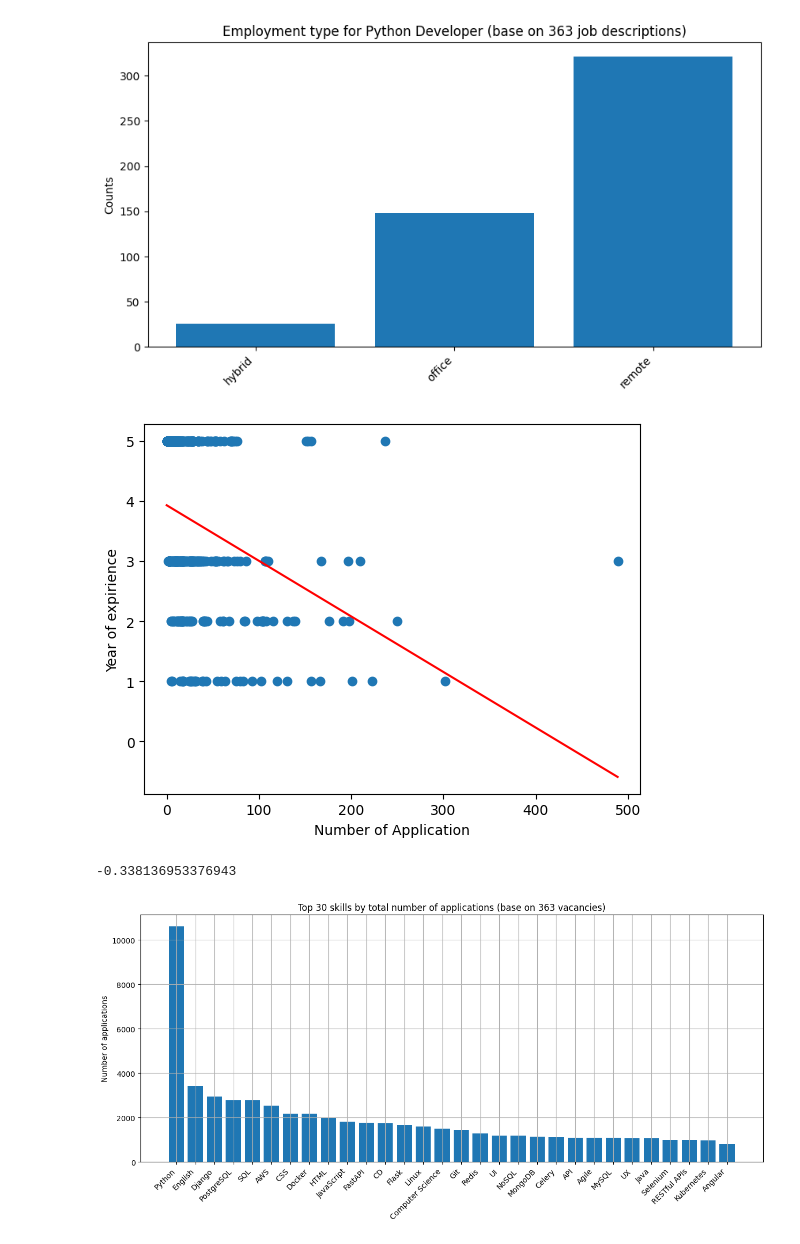
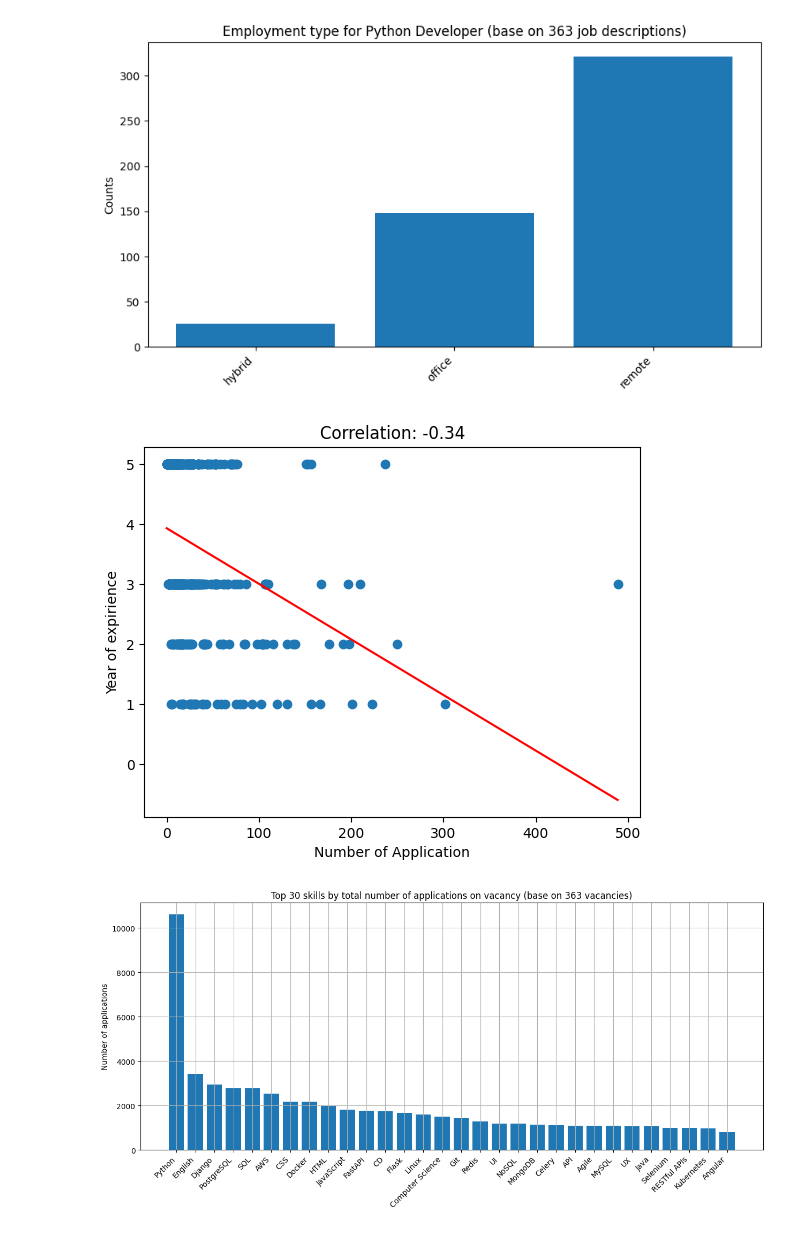
Before and after one commit to danieladdisonorg/Jobsite-Scraper-and-Analyzer, a Jupyter notebook: analyzing/analyze_djinni.ipynb, the cells around one changed output. Cells and saved outputs as stored; diff of their text form; code cells hidden in the pictures.

```diff
--- a/analyzing/analyze_djinni.ipynb
+++ b/analyzing/analyze_djinni.ipynb
@@ -204,20 +222,19 @@ plt.show()
 # %%
 # See the correlation between year of expirience and number of applications
 # either year of expirience increases number of application or not.
 
 x, y = df["num_applications"], df["year_of_exp"]
 plt.scatter(x, y)
 plt.plot(np.unique(x), np.poly1d(np.polyfit(x, y, 1))
          (np.unique(x)), color='red')
+plt.title(f"Correlation: {round(x.corr(y), 2)}")
 plt.ylabel("Year of expirience")
 plt.xlabel("Number of Application")
 plt.show()
-x.corr(y)
 # %% [output]
-[figure, old version]
+[figure, new version]
--0.338136953376943
 # %%
-# Show top skills by each skill total number of applications
+# Show top skills by each skill total number of applications on vacancy
 skills = df.explode("tools")
 
 skill_application = skills.groupby("tools")["num_applications"].sum().reset_index()
@@ -229,12 +246,15 @@ plt.bar(top_skills["tools"], top_skills["num_applications"])
 
 plt.xticks(rotation=45, ha="right")
 plt.ylabel("Number of applications")
-plt.title(f"Top {top_skills.shape[0]} skills by total number of applications (base on {df.shape[0]} vacancies)")
+plt.title(f"Top {top_skills.shape[0]} skills by total number of applications on vacancy (base on {df.shape[0]} vacancies)")
 plt.grid(True)
 
+by_applications = os.path.join(diagrams, "by_applications")
+plt.savefig(os.path.join(by_applications, f"skills_{uuid.uuid4()}.jpg")
+
 plt.show()
 # %% [output]
-[figure, old version]
+[figure, new version]
 # %%
 # loading
 df.to_csv("../jobs.csv")
```
Also changed, not shown: parts of 6 cells of this notebook.
